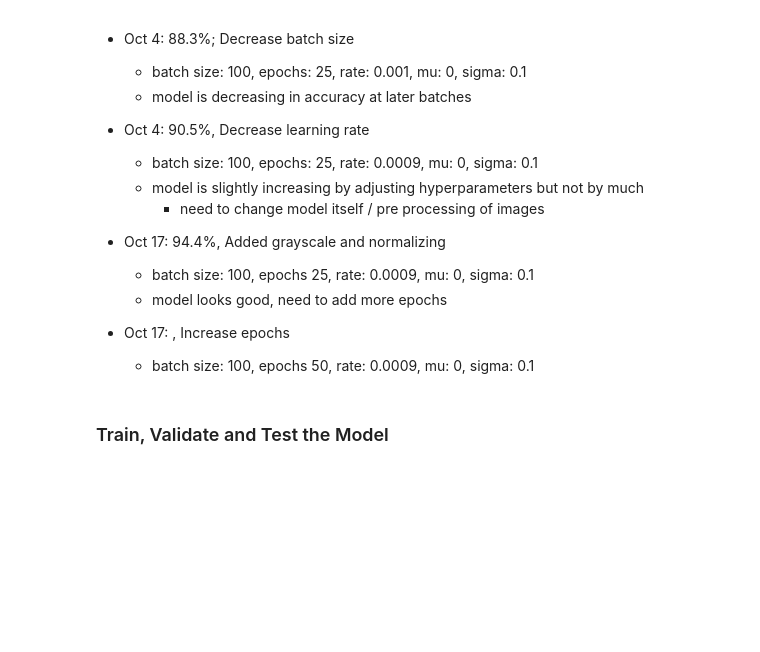
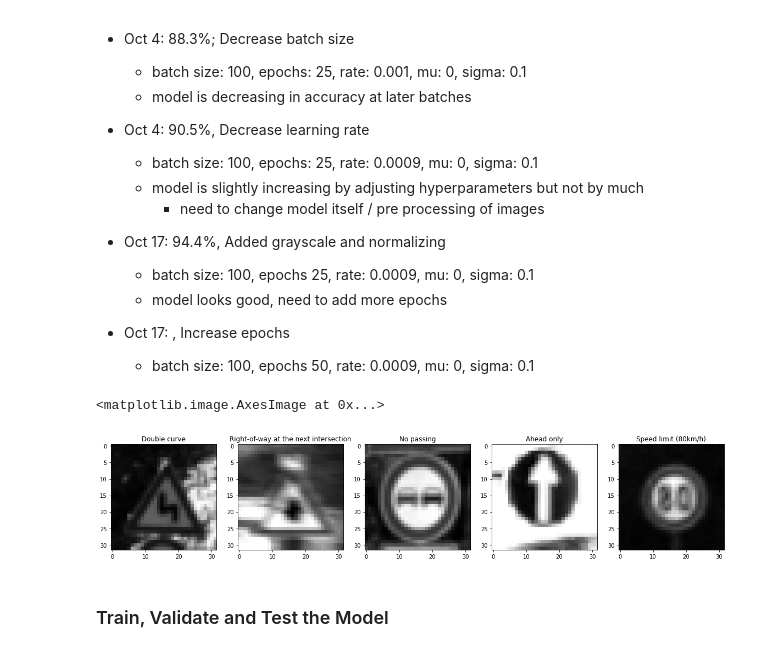
Before and after one commit to G-Ishan/Traffic-Sign-Classifier, a Jupyter notebook: Traffic_Sign_Classifier.ipynb, the cells around one changed output. Cells and saved outputs as stored; diff of their text form; code cells hidden in the pictures; blank space fills up the shorter version.

Commit message:
add example processed images

```diff
--- a/Traffic_Sign_Classifier.ipynb
+++ b/Traffic_Sign_Classifier.ipynb
@@ -320,6 +320,26 @@ training_operation = optimizer.minimize(loss_operation)
 X_train = preprocess(X_train)
 X_valid = preprocess(X_valid)
 X_test  = preprocess(X_test)
+# %%
+# Get 5 random images from training set
+rand_index = []
+for i in range(5):
+    rand_index.append(random.randrange(len(X_train)))
+
+f, (ax1, ax2, ax3, ax4, ax5) = plt.subplots(1, 5, figsize=(20,10))
+ax1.set_title(signnames[str(y_train[rand_index[0]])])
+ax1.imshow(X_train[rand_index[0]],cmap='gray')
+ax2.set_title(signnames[str(y_train[rand_index[1]])])
+ax2.imshow(X_train[rand_index[1]],cmap='gray')
+ax3.set_title(signnames[str(y_train[rand_index[2]])])
+ax3.imshow(X_train[rand_index[2]],cmap='gray')
+ax4.set_title(signnames[str(y_train[rand_index[3]])])
+ax4.imshow(X_train[rand_index[3]],cmap='gray')
+ax5.set_title(signnames[str(y_train[rand_index[4]])])
+ax5.imshow(X_train[rand_index[4]],cmap='gray')
+# %% [output]
+<matplotlib.image.AxesImage at 0x...>
+[figure, added]
 # %%
 # Model Evaluation
 correct_prediction = tf.equal(tf.argmax(logits, 1), tf.argmax(one_hot_y, 1))
```
Also changed, not shown: 2 other files.
